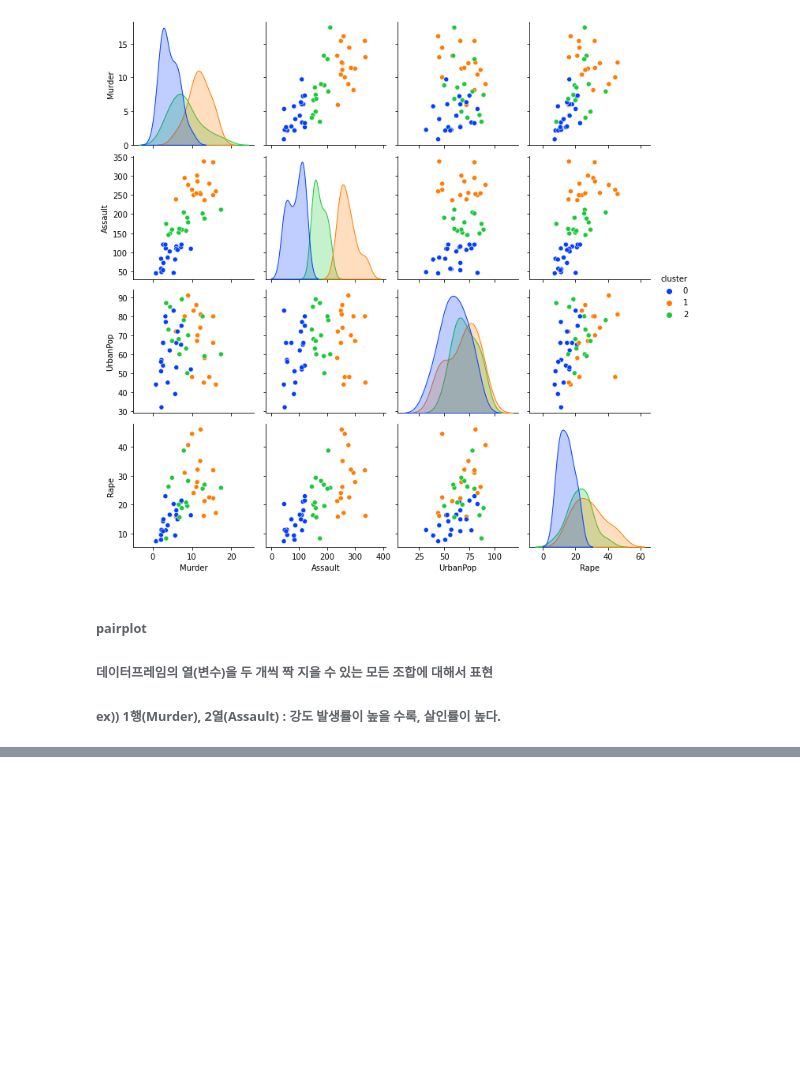
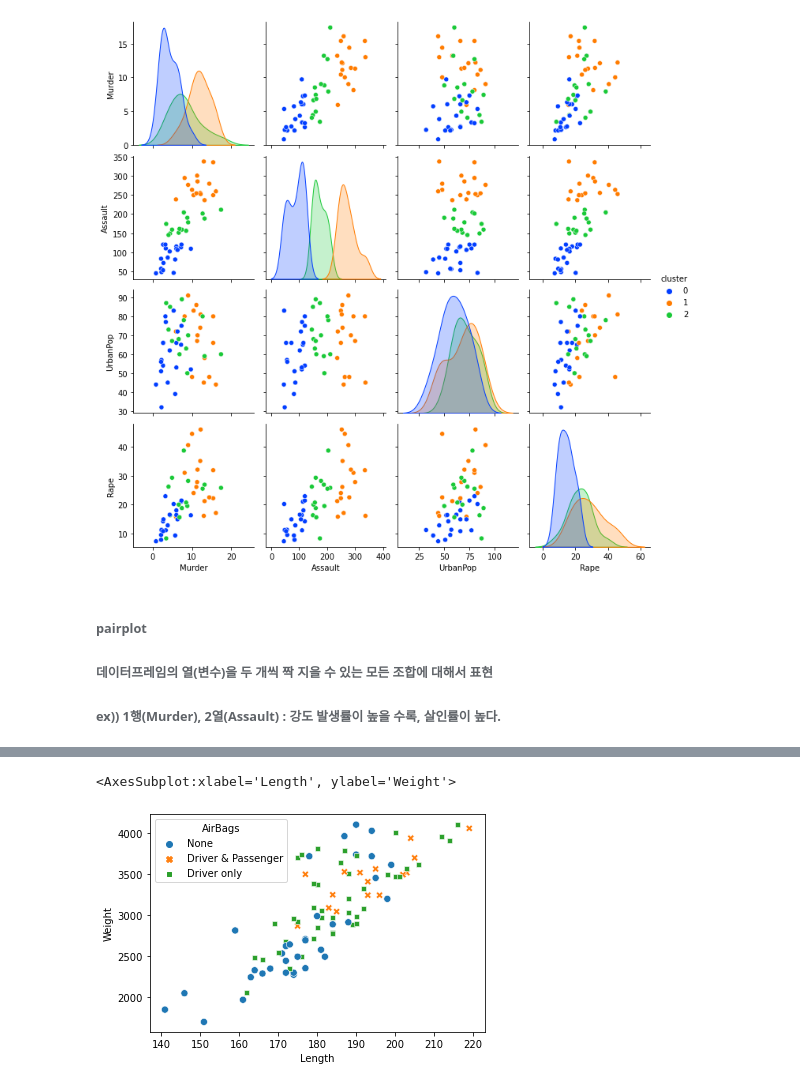
Before and after one commit to blackbutterfly0852/ADP_PRACTICE, a Jupyter notebook: 221017_시각화.ipynb, the cells around one changed output, grey strips where cells are left out. Saved outputs shown, nothing was run; the diff lists cells and outputs as text; code cells hidden in the pictures; blank space fills up the shorter version.

```diff
--- a/221017_시각화.ipynb
+++ b/221017_시각화.ipynb
@@ -184,0 +210,10 @@ plt.show()
+# %%
+# 1-2) 산점도 - 범주별로 색 구분
+import seaborn as sns
+import pandas as pd
+df = pd.read_csv('data/Cars93.csv')
+df['AirBags'].value_counts()
+sns.scatterplot(data = df, x = 'Length', y = 'Weight', hue = 'AirBags', style = 'AirBags', s = 50) # hue : 범주별 다른 색, style : 범주별 다른 모양
+# %% [output]
+<AxesSubplot:xlabel='Length', ylabel='Weight'>
+[figure, added]
```
Also changed, not shown: parts of 19 cells of this notebook.
